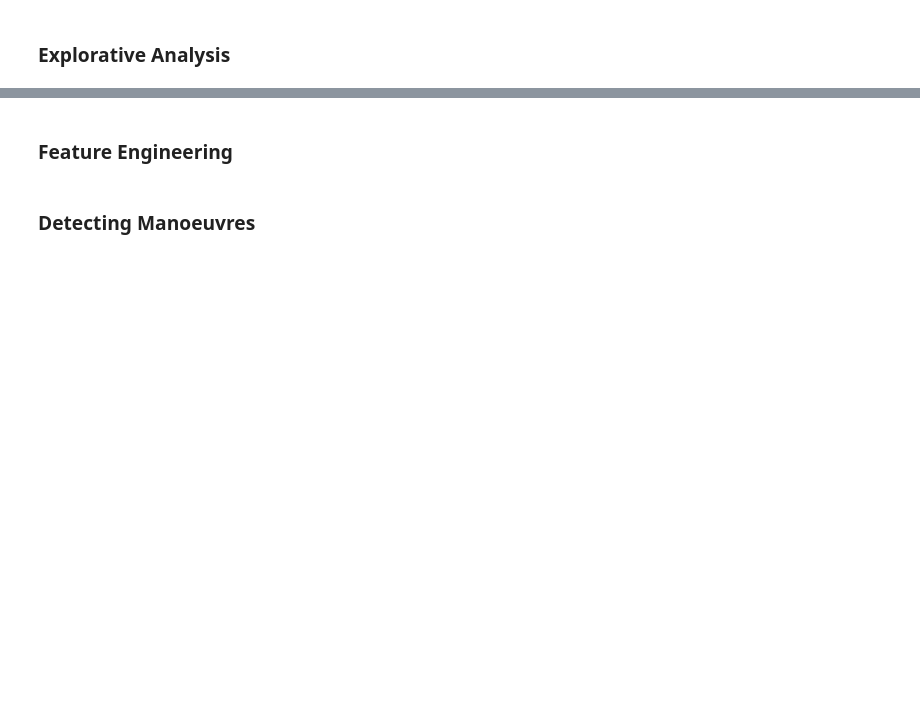
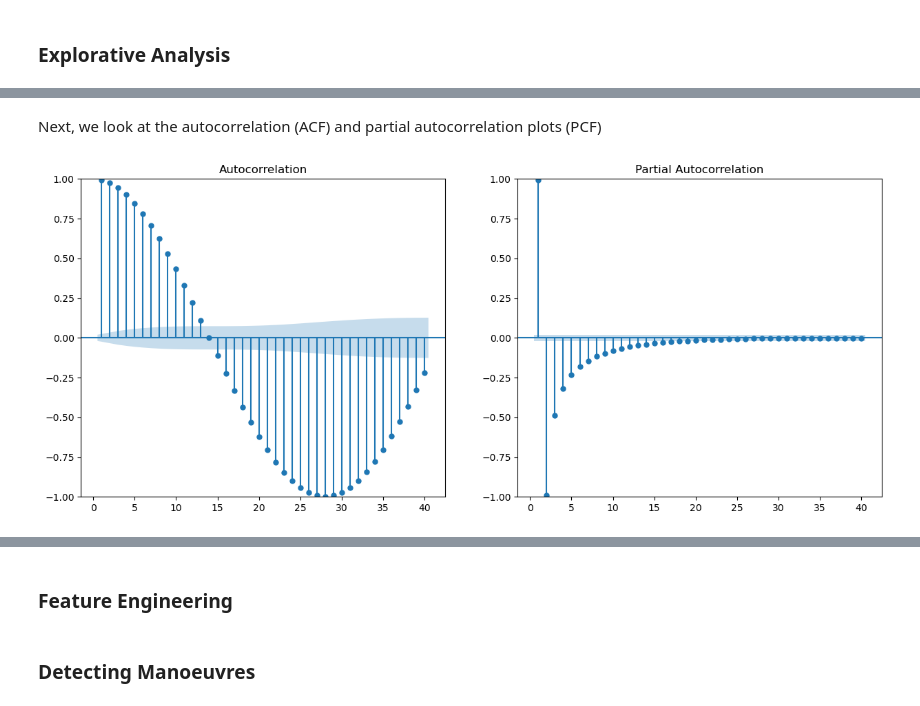
Before and after one commit to dHuberYoumans/DORIS, a Jupyter notebook: notebooks/finding_DORIS.ipynb, the cells around one changed output, grey strips where cells are left out. Cells and saved outputs as stored; diff of their text form; code cells hidden in the pictures; blank space fills up the shorter version.

```diff
--- a/notebooks/finding_DORIS.ipynb
+++ b/notebooks/finding_DORIS.ipynb
@@ -142,0 +298,9 @@ loading manoeuvres complete
+# %% [markdown]
+Next, we look at the autocorrelation (ACF) and partial autocorrelation plots (PCF)
+# %%
+fig, ax = plt.subplots(ncols=2,nrows=1,figsize=(15,6))
+
+sgt.plot_acf(dot_p[:10_000],lags=40,zero=False,ax=ax[0])
+sgt.plot_pacf(dot_p[:10_000],lags=40,zero=False,ax=ax[1])
+# %% [output]
+[figure, added]
```
Also changed, not shown: parts of 32 cells of this notebook.
